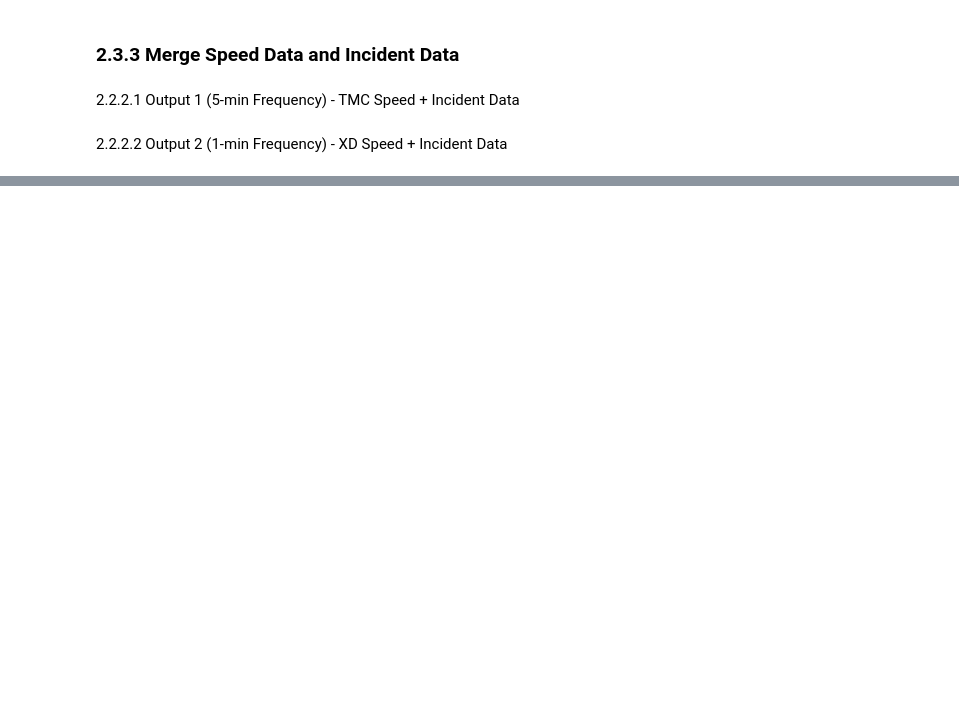
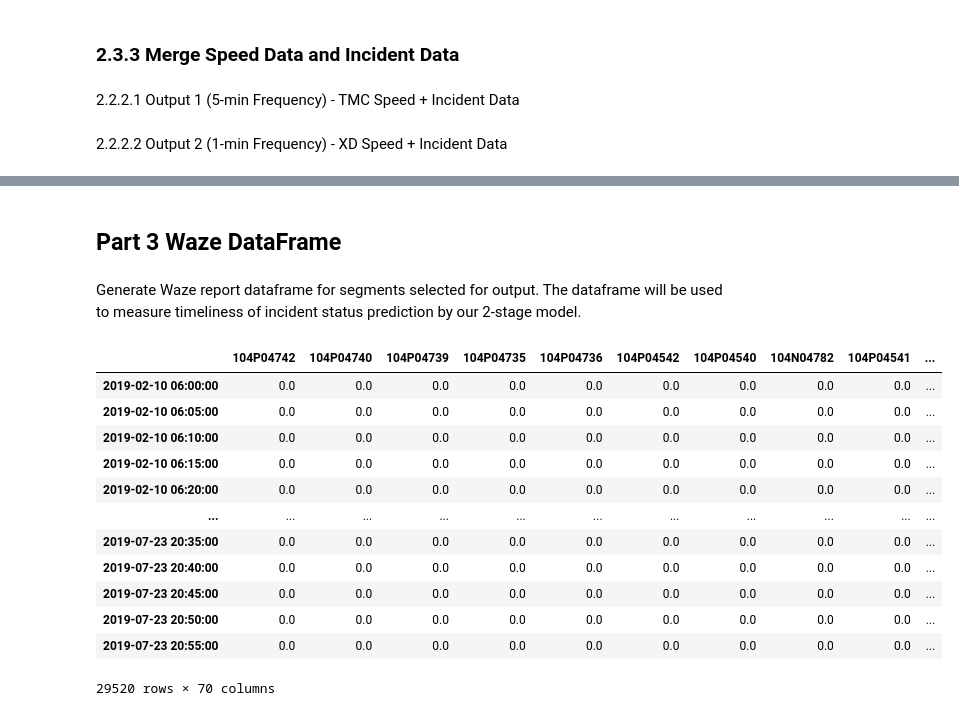
Before and after one commit to HaoWoo96/Traffic-Prediction, a Jupyter notebook: data_preprocessing_v2_TMC.ipynb, the cells around one changed output, grey strips where cells are left out. Cells and saved outputs as stored; diff of their text form; code cells hidden in the pictures; blank space fills up the shorter version.

Commit message:
udpate data_preprocessing_v2_TMC

```diff
--- a/data_preprocessing_v2_TMC.ipynb
+++ b/data_preprocessing_v2_TMC.ipynb
@@ -633,0 +661,37 @@ np.save("data/new_Y_xd.npy", new_Y_xd)
+# %% [markdown]
+## Part 3 Waze DataFrame
+# %% [markdown]
+Generate Waze report dataframe for segments selected for output. The dataframe will be used to measure timeliness of incident status prediction by our 2-stage model.
+# %%
+'''
+size (47520, 315)
+47520: 165 days (2019.2.10 ~ 2019.7.24) * 24 hrs * 12 slots/hr
+'''
+waze_df = pd.read_pickle("./data/waze_df.pickle")
+# %%
+start_date = dt(2019, 2, 10)
+end_date = dt(2019, 7, 24)
+
+waze_out = waze_df[new_out_tmc+new_out_xd]
+waze_out_5_min = waze_out[
+            (start_date <= waze_out.index) &
+            (waze_out.index < end_date) &
+            (waze_out.index.hour*60 + waze_out.index.minute >= 360) &
+            (waze_out.index.hour*60 + waze_out.index.minute < 1260)
+            ]  # (29520, 70), with same segment order as new_Y_tmc and new_Y_xd
+# %%
+waze_out_5_min
+# %% [output]
+|  | 104P04742 | 104P04740 | 104P04739 | 104P04735 | 104P04736 | 104P04542 | 104P04540 | 104N04782 | 104P04541 | ... |
+| 2019-02-10 06:00:00 | 0.0 | 0.0 | 0.0 | 0.0 | 0.0 | 0.0 | 0.0 | 0.0 | 0.0 | ... |
+| 2019-02-10 06:05:00 | 0.0 | 0.0 | 0.0 | 0.0 | 0.0 | 0.0 | 0.0 | 0.0 | 0.0 | ... |
+| 2019-02-10 06:10:00 | 0.0 | 0.0 | 0.0 | 0.0 | 0.0 | 0.0 | 0.0 | 0.0 | 0.0 | ... |
+| 2019-02-10 06:15:00 | 0.0 | 0.0 | 0.0 | 0.0 | 0.0 | 0.0 | 0.0 | 0.0 | 0.0 | ... |
+| 2019-02-10 06:20:00 | 0.0 | 0.0 | 0.0 | 0.0 | 0.0 | 0.0 | 0.0 | 0.0 | 0.0 | ... |
+| ... | ... | ... | ... | ... | ... | ... | ... | ... | ... | ... |
+| 2019-07-23 20:35:00 | 0.0 | 0.0 | 0.0 | 0.0 | 0.0 | 0.0 | 0.0 | 0.0 | 0.0 | ... |
+| 2019-07-23 20:40:00 | 0.0 | 0.0 | 0.0 | 0.0 | 0.0 | 0.0 | 0.0 | 0.0 | 0.0 | ... |
+| 2019-07-23 20:45:00 | 0.0 | 0.0 | 0.0 | 0.0 | 0.0 | 0.0 | 0.0 | 0.0 | 0.0 | ... |
+| 2019-07-23 20:50:00 | 0.0 | 0.0 | 0.0 | 0.0 | 0.0 | 0.0 | 0.0 | 0.0 | 0.0 | ... |
+| 2019-07-23 20:55:00 | 0.0 | 0.0 | 0.0 | 0.0 | 0.0 | 0.0 | 0.0 | 0.0 | 0.0 | ... |
+29520 rows × 70 columns
```
Also changed, not shown: parts of 22 cells of this notebook.
